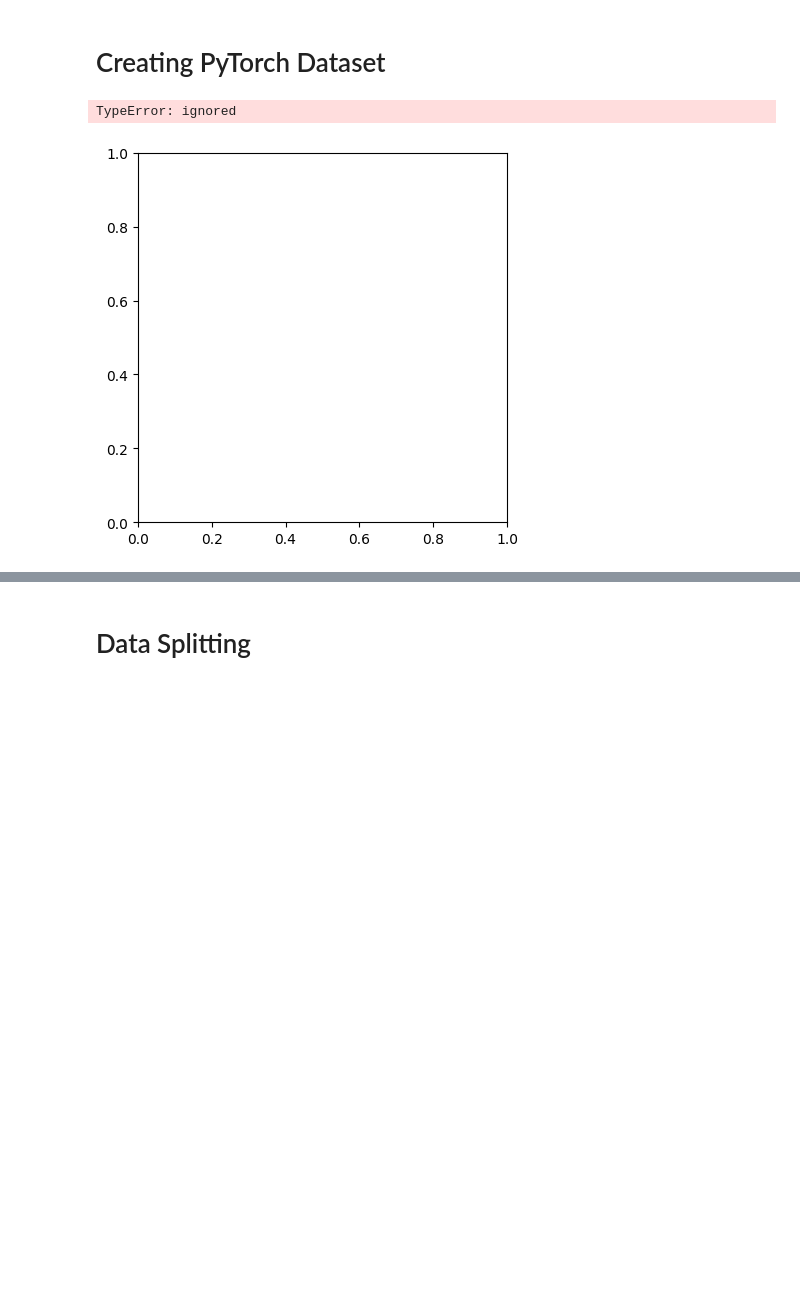
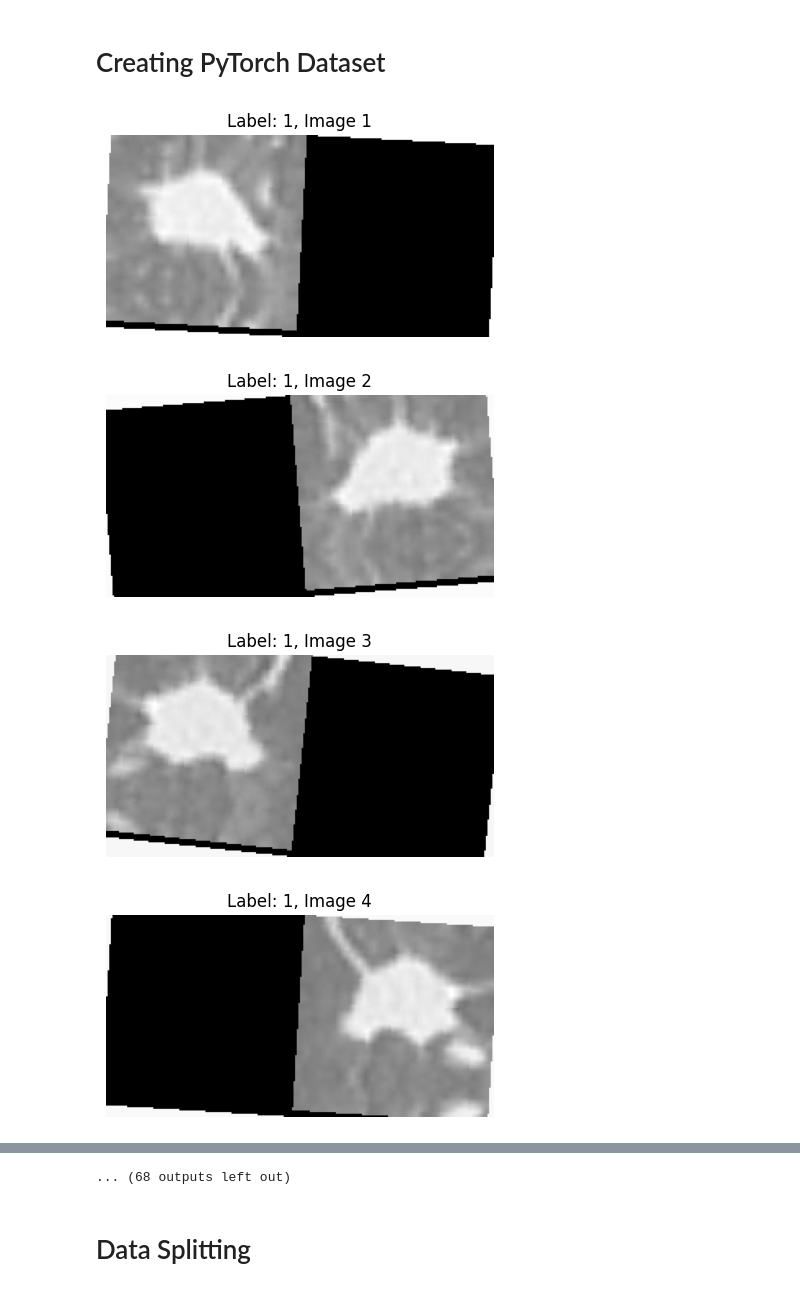
Before and after one commit to vbabua/Tumor-Classifier-Using-CNN, a Jupyter notebook: Tumor_Mutational_Status.ipynb, the cells around one changed output, grey strips where cells are left out. Drawn from its saved outputs; the diff is of its cells as text; code cells hidden in the pictures; blank space fills up the shorter version.

Commit message:
Adding code for PyTorch dataset and splitting the code into train, test and validation

```diff
--- a/Tumor_Mutational_Status.ipynb
+++ b/Tumor_Mutational_Status.ipynb
@@ -271,19 +224,0 @@ class TumorDataset(torch.utils.data.Dataset):
-# %%
-# Adjust transform (remove normalization)
-transform = transforms.Compose([
-    transforms.Resize((128, 128)),
-    transforms.ToTensor()
-])
-
-dataset = TumorDataset(image_data_path, labels_df, transform=transform)
-num_samples_to_display = 5
-# Visualize without denormalization
-for i in range(num_samples_to_display):
-    image, label, _ = dataset[i]
-    plt.imshow(image.permute(1, 2, 0).numpy())
-    plt.title(f"Label: {label}")
-    plt.axis('off')
-    plt.show()
-# %% [output]
-TypeError: ignored
-[figure, removed]
@@ -289,0 +281,26 @@ TypeError: ignored
+# %%
+# Instantiating the dataset
+dataset = TumorDataset(image_data_path, labels_df)
+import matplotlib.pyplot as plt
+
+num_samples_to_display = 20
+num_images_per_patient = 4 # Adjust this if it's different in your dataset
+
+for i in range(num_samples_to_display):
+    combined_image, label = dataset[i]
+
+    # Selecting the first `num_images_per_patient` images
+    individual_images = combined_image[:num_images_per_patient]
+
+    # Display each image
+    for j, image in enumerate(individual_images):
+        plt.figure(figsize=(5,5))
+        plt.imshow(image.squeeze().numpy(), cmap='gray')  # Use the grayscale colormap
+        plt.title(f"Label: {label}, Image {j+1}")
+        plt.axis('off')
+        plt.show()
+# %% [output]
+[figure, added]
+[figure, added]
+[figure, added]
+[figure, added]
@@ -290,2 +315,3 @@ TypeError: ignored
+... (68 outputs left out)
 # %% [markdown]
 # Data Splitting
```
Also changed, not shown: parts of 27 cells of this notebook.
